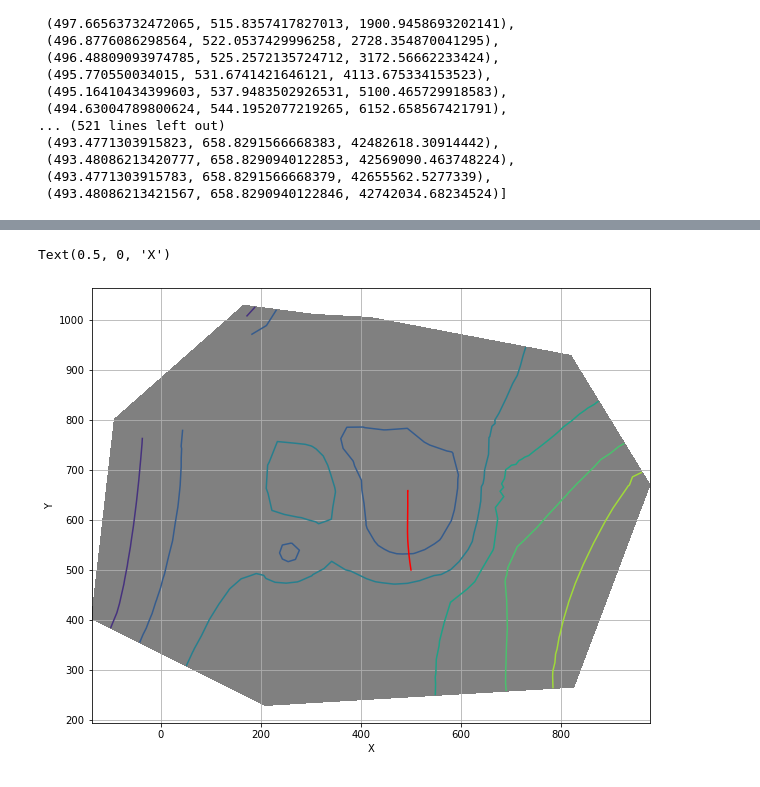
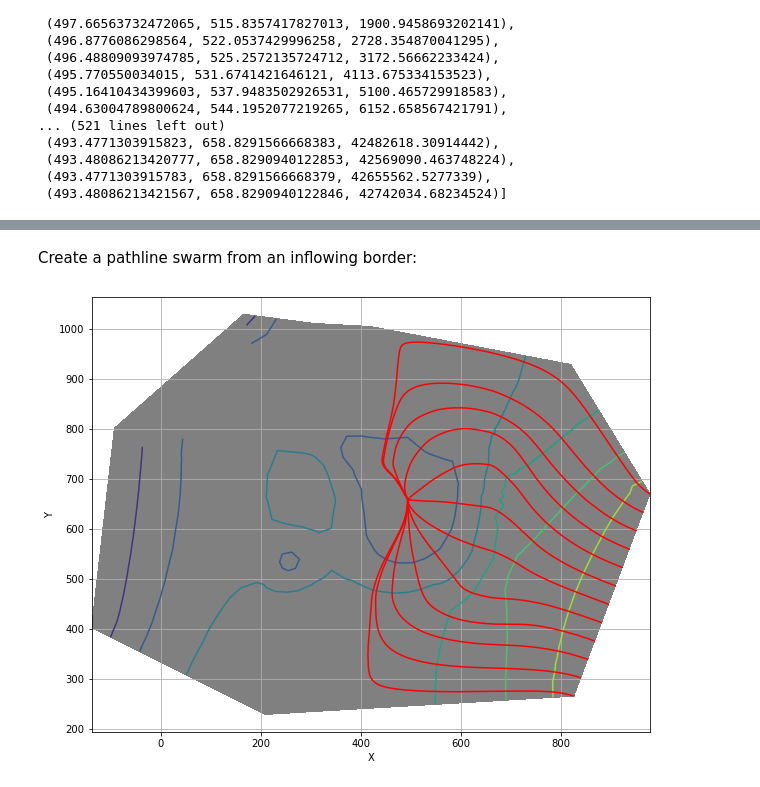
Before and after one commit to red5alex/ifm_contrib, a Jupyter notebook: doc/Notebooks/FEFLOW74_NewFeatures_Ifm.ipynb, the cells around one changed output, grey strips where cells are left out. Cells and saved outputs as stored; diff of their text form; code cells hidden in the pictures.

```diff
--- a/doc/Notebooks/FEFLOW74_NewFeatures_Ifm.ipynb
+++ b/doc/Notebooks/FEFLOW74_NewFeatures_Ifm.ipynb
@@ -554,17 +542,25 @@ df_pl.head()
+# %% [markdown]
+Create a pathline swarm from an inflowing border:
+# %%
+# get node numbers and coordinates
+df_selections = doc.c.sel.df.selections()
+df_nodes = doc.c.mesh.df.nodes()
 # %%
 # create a plot
 fig, ax1 = plt.subplots(1, figsize=(10,8))
 ax1.axis("equal")
-
-plt.plot(df_pl.X, df_pl.Y, color="red")
 doc.c.plot.faces()
 doc.c.plot.isolines(par=ifm.Enum.P_HEAD)
-
 ax1.grid()
 ax1.set_ylabel("Y")
 ax1.set_xlabel("X")
 
+# add pathlines starting from the selection "east"
+for n in doc.c.sel.list("east"):
+    pl=pt.generatePathLine(df_nodes.X[n], df_nodes.Y[n])
+    df_pl = pd.DataFrame(pl, columns=["X", "Y", "Tau"])
+    plt.plot(df_pl.X, df_pl.Y, color="red")
+
 # for a FEFLOW style visualization, see https://matplotlib.org/3.1.1/gallery/lines_bars_and_markers/multicolored_line.html
 # %% [output]
-Text(0.5, 0, 'X')
-[figure, old version]
+[figure, new version]
```
Also changed, not shown: parts of 9 cells of this notebook.
